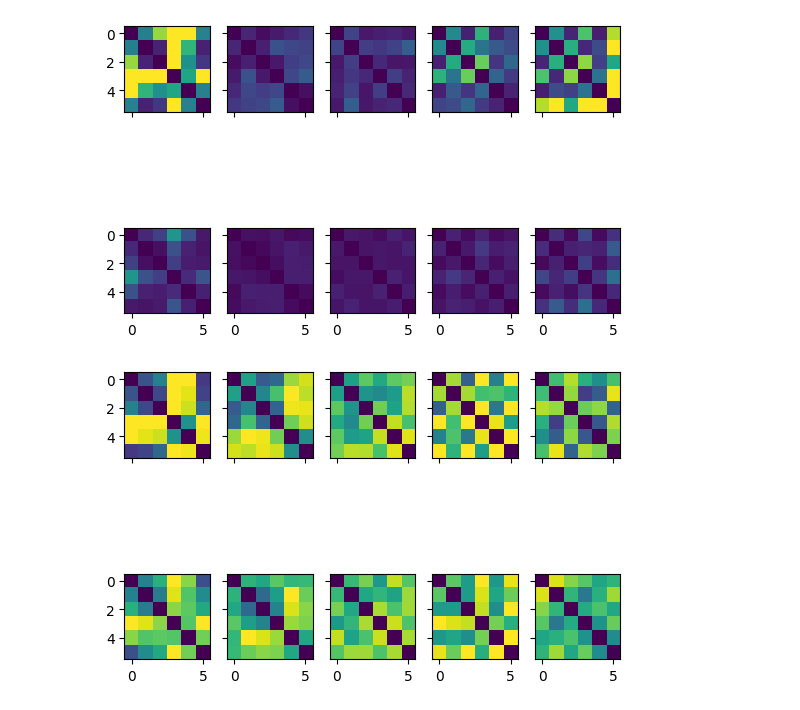
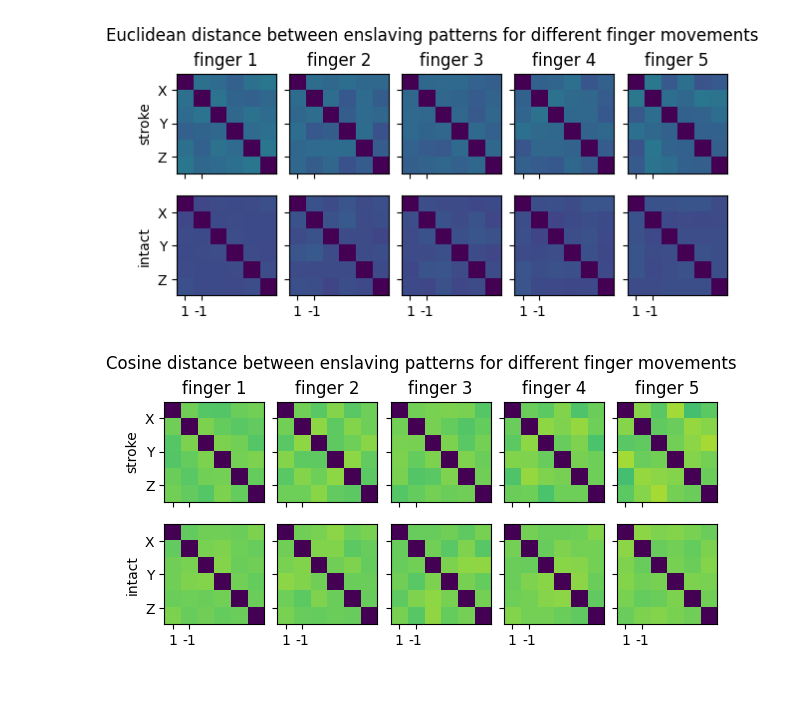
Before and after one commit to mnlmrc/OffManifoldLearning, a Jupyter notebook: notebooks/pretraining.ipynb, the cells around one changed output. Cells and saved outputs as stored; diff of their text form; code cells hidden in the pictures.

```diff
--- a/notebooks/pretraining.ipynb
+++ b/notebooks/pretraining.ipynb
@@ -9,4 +9,17 @@ from sklearn.preprocessing import StandardScaler
 # %%
 dataset = ['stroke', 'intact']
 tinfo = pd.read_csv('../data/pretraining/tinfo.tsv', sep='\t')
-N = tinfo.subj_id.max()
+medianB = tinfo[tinfo.group=='stroke'].w_b.median()
+tinfo['severity'] = 'mild'
+tinfo.loc[tinfo.w_b < medianB, 'severity'] = 'severe'
+N = len(tinfo.subj_id.unique())
+# %%
+sn = 103
+A_i = np.load(f'../data/basis_vectors/basis_vectors.intact.{sn}.npy')
+A_s = np.load(f'../data/basis_vectors/basis_vectors.stroke.{sn}.npy')
+
+fig, axs = plt.subplots(1, 2)
+axs[0].imshow(A_i, vmin=0, vmax=1)
+axs[1].imshow(A_s, vmin=0, vmax=1)
+
+plt.show()
@@ -24,24 +39,40 @@ for d, ds in enumerate(dataset):
             euc[d, s, f] = pcm.G_to_dist(G)
             cos[d, s, f] = np.arccos(pcm.G_to_cosine(G))
 # %%
-fig, axs = plt.subplots(2, 5, sharex=True, sharey=True)
+fig, axs = plt.subplots(2, 5, sharex=True, sharey=True, constrained_layout=True, figsize=[6, 3])
 
 for d, ds in enumerate(dataset):
     for f, fi in enumerate(tinfo.finger.unique()):
         ax = axs[d, f]
         ax.imshow(euc[d, :, f].mean(axis=0), vmin=0, vmax=.5)
+        ax.set_title(f'finger {fi + 1}') if d == 0 else None
+        ax.set_yticks([0.5, 2.5, 4.5])
+        ax.set_yticklabels(['X', 'Y', 'Z'])
+        ax.set_xticks([0, 1])
+        ax.set_xticklabels(['1', '-1'])
+        ax.set_ylabel(ds) if f == 0 else None
+
+fig.suptitle('Euclidean distance between enslaving patterns for different finger movements')
 
 plt.show()
 # %% [output]
-[figure, old version]
+[figure, new version]
 # %%
-fig, axs = plt.subplots(2, 5, sharex=True, sharey=True)
+fig, axs = plt.subplots(2, 5, sharex=True, sharey=True, constrained_layout=True, figsize=[6, 3])
 
 for d, ds in enumerate(dataset):
     for f, fi in enumerate(tinfo.finger.unique()):
         ax = axs[d, f]
-        ax.imshow(cos[d, :, f].mean(axis=0), vmin=0, vmax=.6)
+        ax.imshow(cos[d, :, f].mean(axis=0), vmin=0, vmax=2)
+        ax.set_title(f'finger {fi + 1}') if d == 0 else None
+        ax.set_yticks([0.5, 2.5, 4.5])
+        ax.set_yticklabels(['X', 'Y', 'Z'])
+        ax.set_xticks([0, 1])
+        ax.set_xticklabels(['1', '-1'])
+        ax.set_ylabel(ds) if f == 0 else None
+
+fig.suptitle('Cosine distance between enslaving patterns for different finger movements')
 
 plt.show()
 # %% [output]
-[figure, old version]
+[figure, new version]
```
Also changed, not shown: parts of 5 cells of this notebook.
